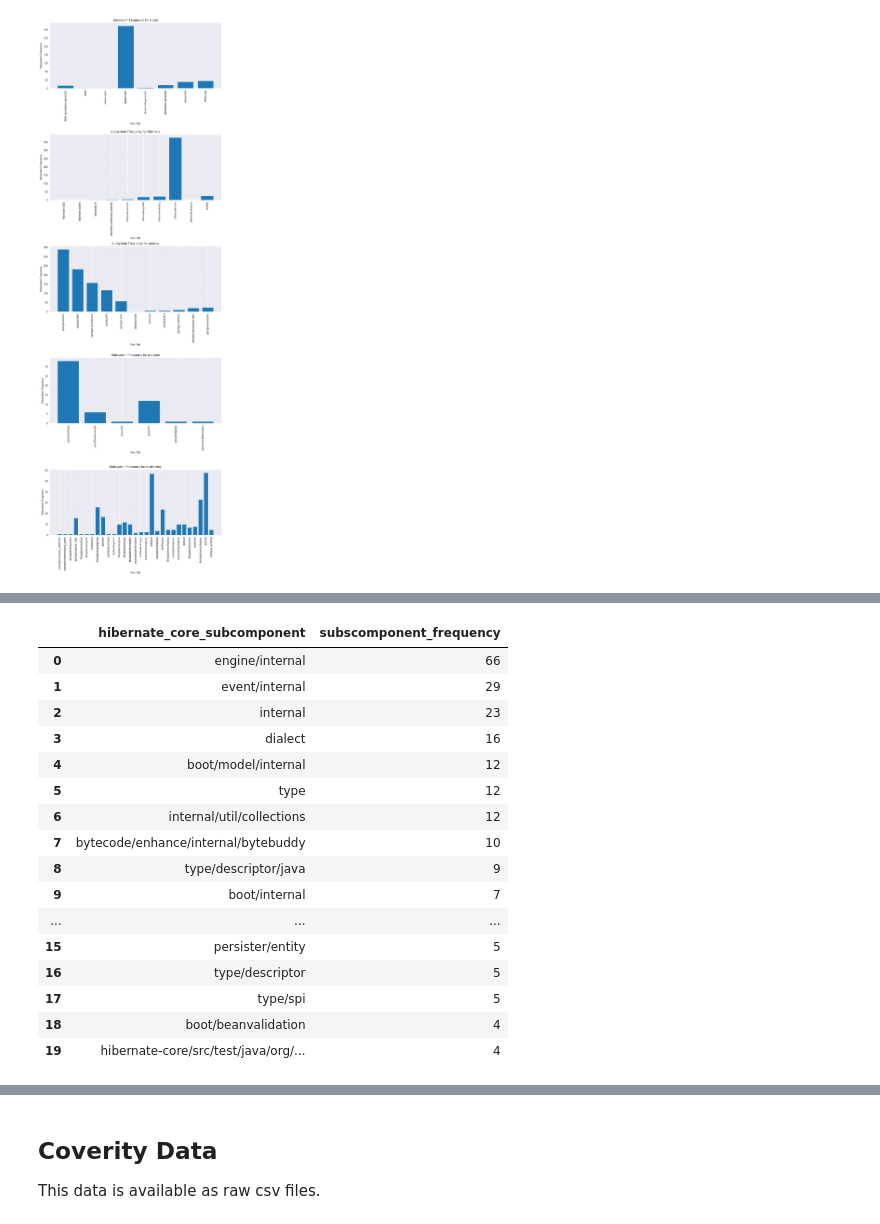
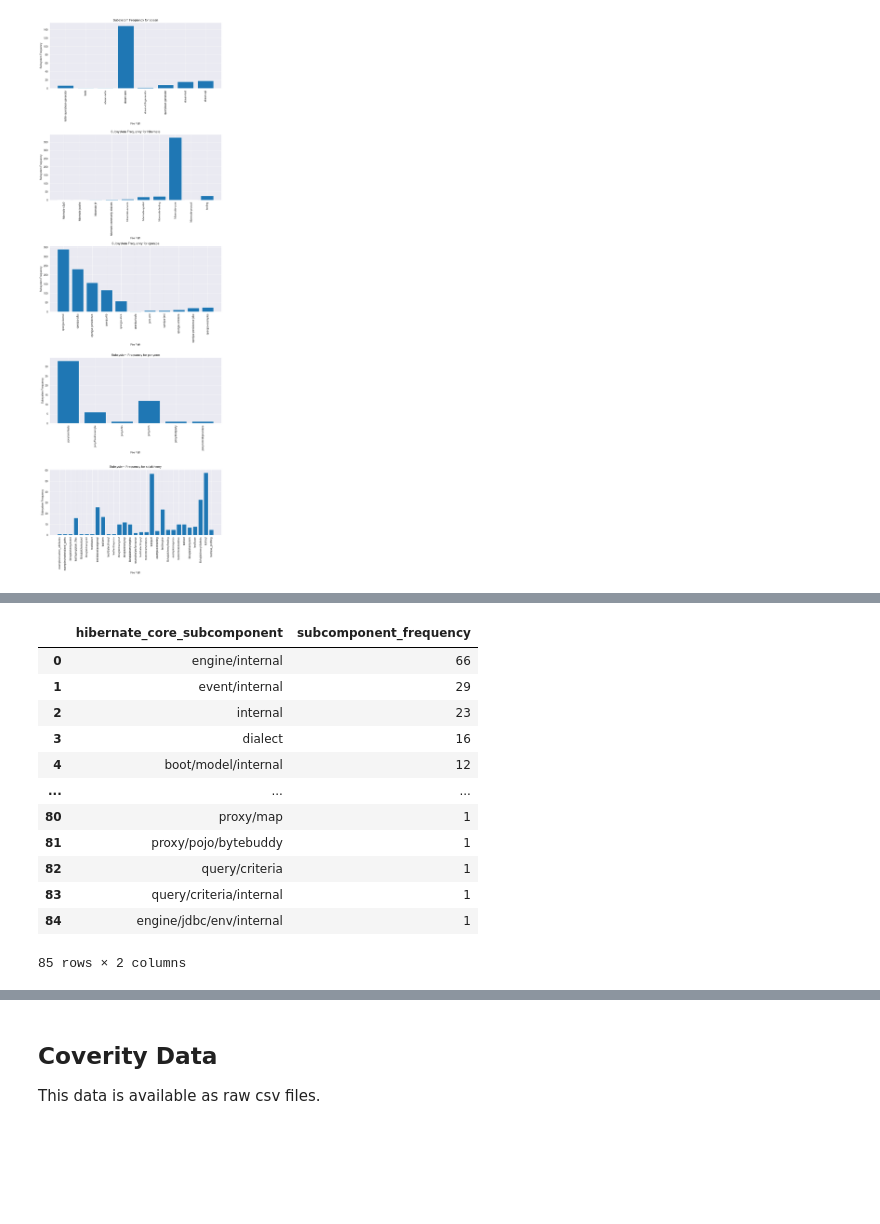
Before and after one commit to Hashir-Jamil/static-analysis-tools-comparison, a Jupyter notebook: static_analysis_data.ipynb, the cells around one changed output, grey strips where cells are left out. Saved outputs shown, nothing was run; the diff lists cells and outputs as text; code cells hidden in the pictures; blank space fills up the shorter version.

```diff
--- a/static_analysis_data.ipynb
+++ b/static_analysis_data.ipynb
@@ -190,36 +235,23 @@ plt.show()
 # %%
-import re
-
-def extract_subcomponent(pattern,text):
-    match = re.search(pattern,text)
-    if match:
-        return match.group(1)
-    else:
-        return text
-
-core_pattern = r"hibernate-core/src/main/java/org/hibernate/(.*?)/(?=[A-Z])"
+hibernate_core_pattern = r"hibernate-core/src/main/java/org/hibernate/(.*?)/(?=[A-Z])"
 hibernate_core_df = pd.read_csv('sonarcloud_data/csv/sonarcloud_hibernate-orm.csv')
-hibernate_core_df = hibernate_core_df[hibernate_core_df['file_path'].str.contains('hibernate-core')]
-hibernate_core_df['hibernate_core_subcomponent'] = hibernate_core_df['file_path'].apply(lambda x: extract_subcomponent(core_pattern,x))
-hibernate_core_df = hibernate_core_df.groupby(['hibernate_core_subcomponent']).size().reset_index(name='subscomponent_frequency')
-hibernate_core_df.sort_values(by=['subscomponent_frequency'], ascending=False, inplace=True)
+hibernate_core_df = hibernate_core_df[hibernate_core_df['file_path'].str.contains('hibernate-core') & ~hibernate_core_df['file_path'].str.contains('test')]
+hibernate_core_df['hibernate_core_subcomponent'] = hibernate_core_df['file_path'].apply(lambda x: extract_subcomponent(hibernate_core_pattern,x))
+hibernate_core_df = hibernate_core_df.groupby(['hibernate_core_subcomponent']).size().reset_index(name='subcomponent_frequency')
+hibernate_core_df.sort_values(by=['subcomponent_frequency'], ascending=False, inplace=True)
 hibernate_core_df.reset_index(drop=True, inplace=True)
-hibernate_core_df.head(20)
+hibernate_core_df.head(96)
 # %% [output]
-|  | hibernate_core_subcomponent | subscomponent_frequency |
+|  | hibernate_core_subcomponent | subcomponent_frequency |
 | 0 | engine/internal | 66 |
 | 1 | event/internal | 29 |
 | 2 | internal | 23 |
 | 3 | dialect | 16 |
 | 4 | boot/model/internal | 12 |
-| 5 | type | 12 |
-| 6 | internal/util/collections | 12 |
-| 7 | bytecode/enhance/internal/bytebuddy | 10 |
-| 8 | type/descriptor/java | 9 |
-| 9 | boot/internal | 7 |
 | ... | ... | ... |
-| 15 | persister/entity | 5 |
-| 16 | type/descriptor | 5 |
-| 17 | type/spi | 5 |
-| 18 | boot/beanvalidation | 4 |
-| 19 | hibernate-core/src/test/java/org/... | 4 |
+| 80 | proxy/map | 1 |
+| 81 | proxy/pojo/bytebuddy | 1 |
+| 82 | query/criteria | 1 |
+| 83 | query/criteria/internal | 1 |
+| 84 | engine/jdbc/env/internal | 1 |
+85 rows × 2 columns
```
Also changed, not shown: parts of 26 cells of this notebook, 3 other files.
